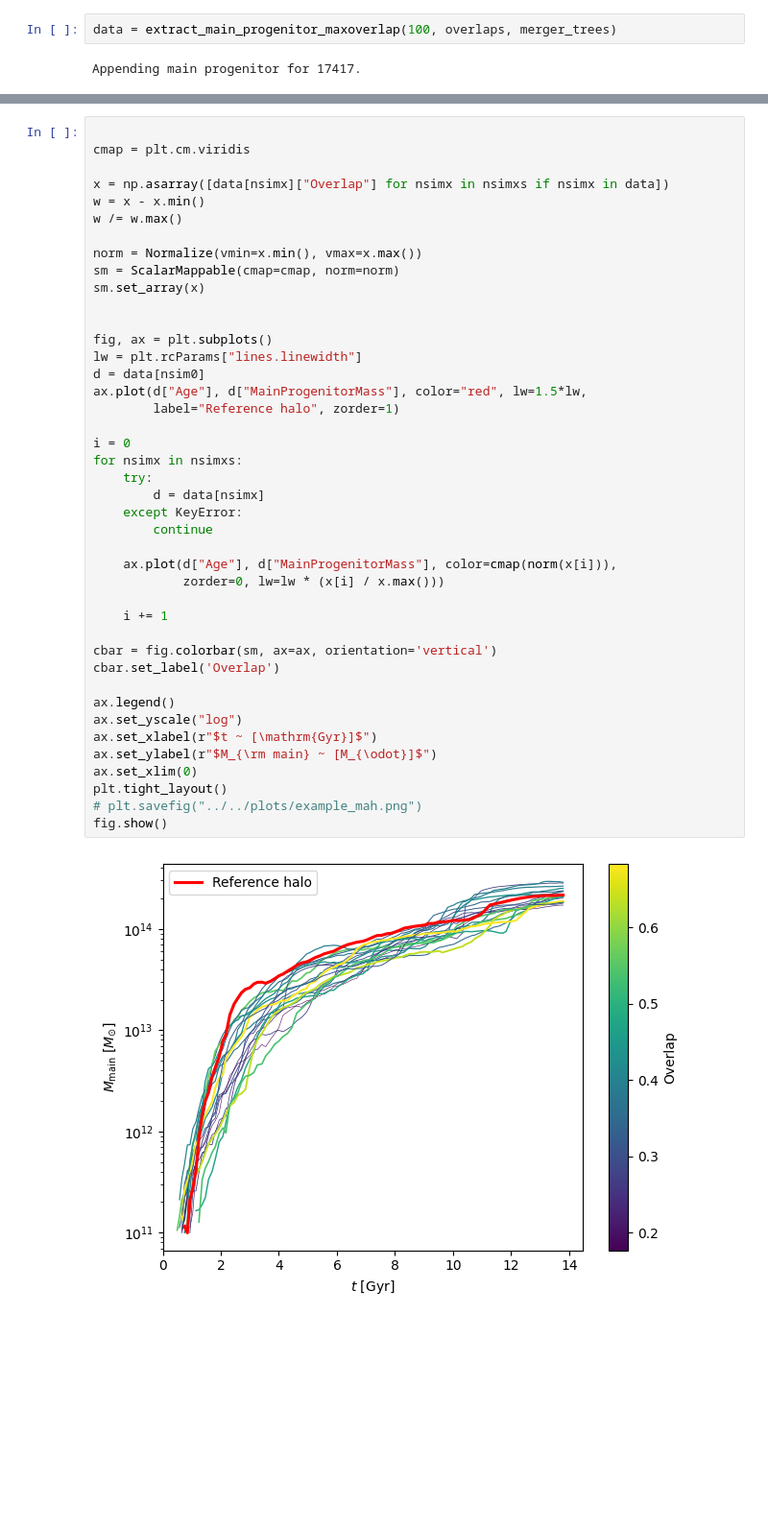
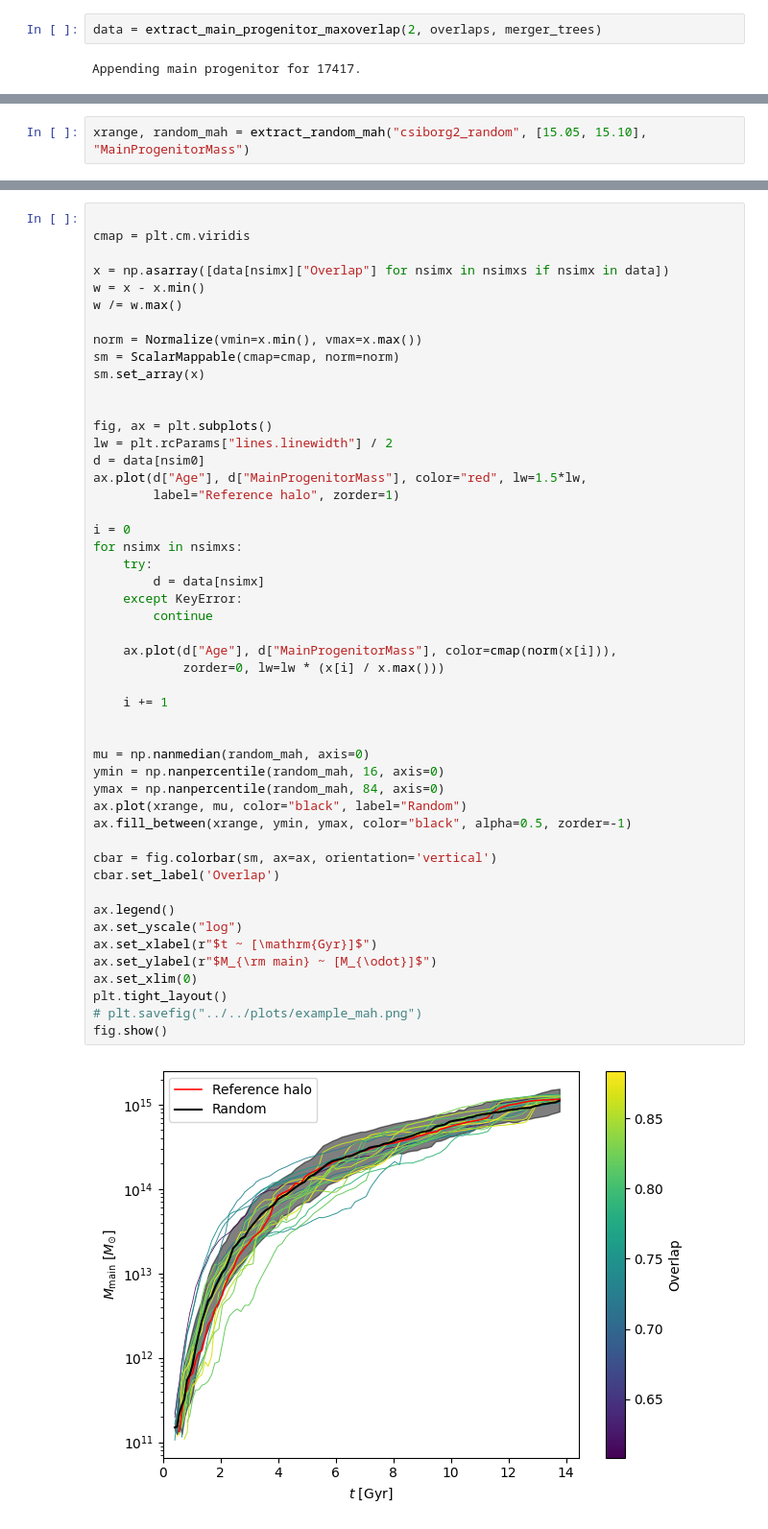
Before and after one commit to Richard-Sti/csiborgtools, a Jupyter notebook: notebooks/MAH/mah.ipynb, the cells around one changed output, grey strips where cells are left out. Shown: that part at 96% size. Cells and saved outputs as stored; diff of their text form; blank space fills up the shorter version.

```diff
--- a/notebooks/MAH/mah.ipynb
+++ b/notebooks/MAH/mah.ipynb
@@ -28,4 +32,4 @@ nsimxs = [cat.nsim for cat in catxs]
 # %%
-data = extract_main_progenitor_maxoverlap(100, overlaps, merger_trees)
+data = extract_main_progenitor_maxoverlap(2, overlaps, merger_trees)
 # %% [output]
 Appending main progenitor for 17417.
@@ -31,0 +38,2 @@ Appending main progenitor for 17417.
+# %%
+xrange, random_mah = extract_random_mah("csiborg2_random", [15.05, 15.10], "MainProgenitorMass")
@@ -43,33 +78,40 @@ sm.set_array(x)
 
 
 fig, ax = plt.subplots()
-lw = plt.rcParams["lines.linewidth"]
+lw = plt.rcParams["lines.linewidth"] / 2
 d = data[nsim0]
 ax.plot(d["Age"], d["MainProgenitorMass"], color="red", lw=1.5*lw,
         label="Reference halo", zorder=1)
 
 i = 0
 for nsimx in nsimxs:
     try:
         d = data[nsimx]
     except KeyError:
         continue
 
     ax.plot(d["Age"], d["MainProgenitorMass"], color=cmap(norm(x[i])),
             zorder=0, lw=lw * (x[i] / x.max()))
 
     i += 1
 
+
+mu = np.nanmedian(random_mah, axis=0)
+ymin = np.nanpercentile(random_mah, 16, axis=0)
+ymax = np.nanpercentile(random_mah, 84, axis=0)
+ax.plot(xrange, mu, color="black", label="Random")
+ax.fill_between(xrange, ymin, ymax, color="black", alpha=0.5, zorder=-1)
+
 cbar = fig.colorbar(sm, ax=ax, orientation='vertical')
 cbar.set_label('Overlap')
 
 ax.legend()
 ax.set_yscale("log")
 ax.set_xlabel(r"$t ~ [\mathrm{Gyr}]$")
 ax.set_ylabel(r"$M_{\rm main} ~ [M_{\odot}]$")
 ax.set_xlim(0)
 plt.tight_layout()
 # plt.savefig("../../plots/example_mah.png")
 fig.show()
 # %% [output]
-[figure, old version]
+[figure, new version]
```
Also changed, not shown: parts of 18 cells of this notebook.
